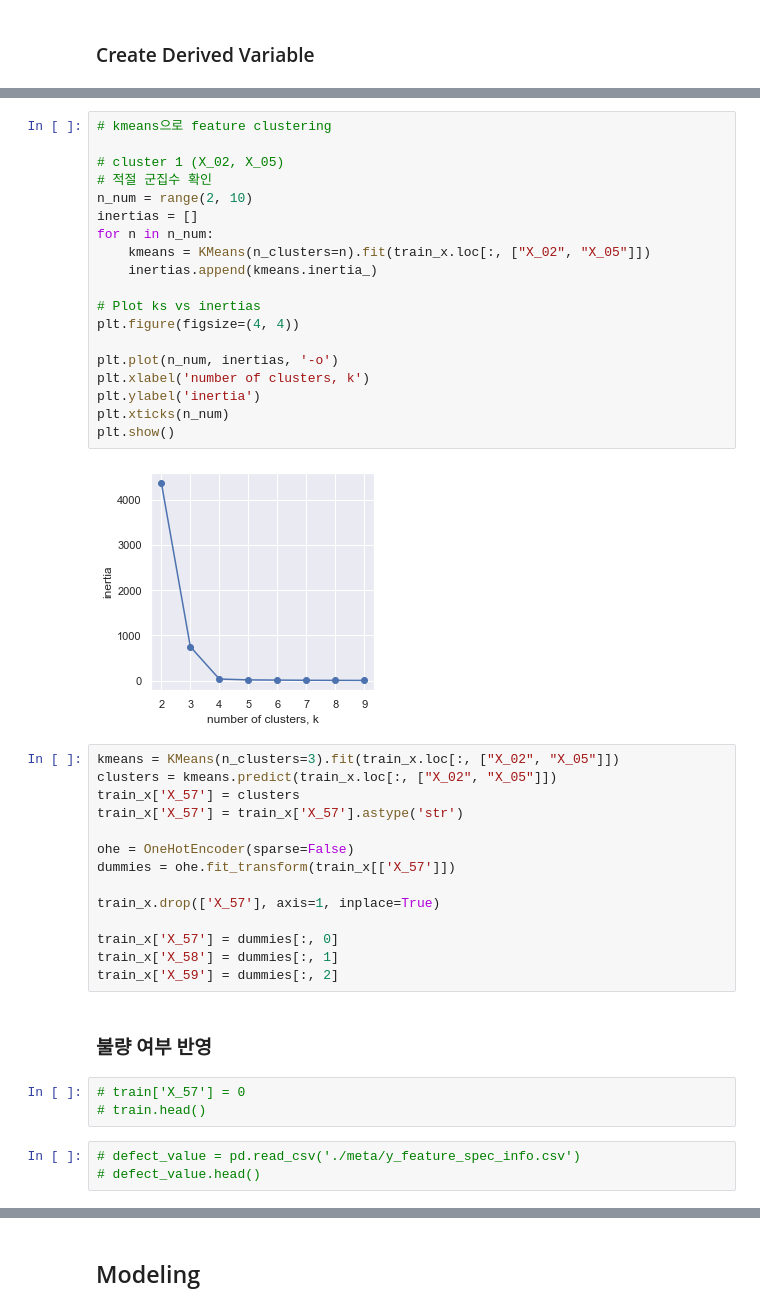
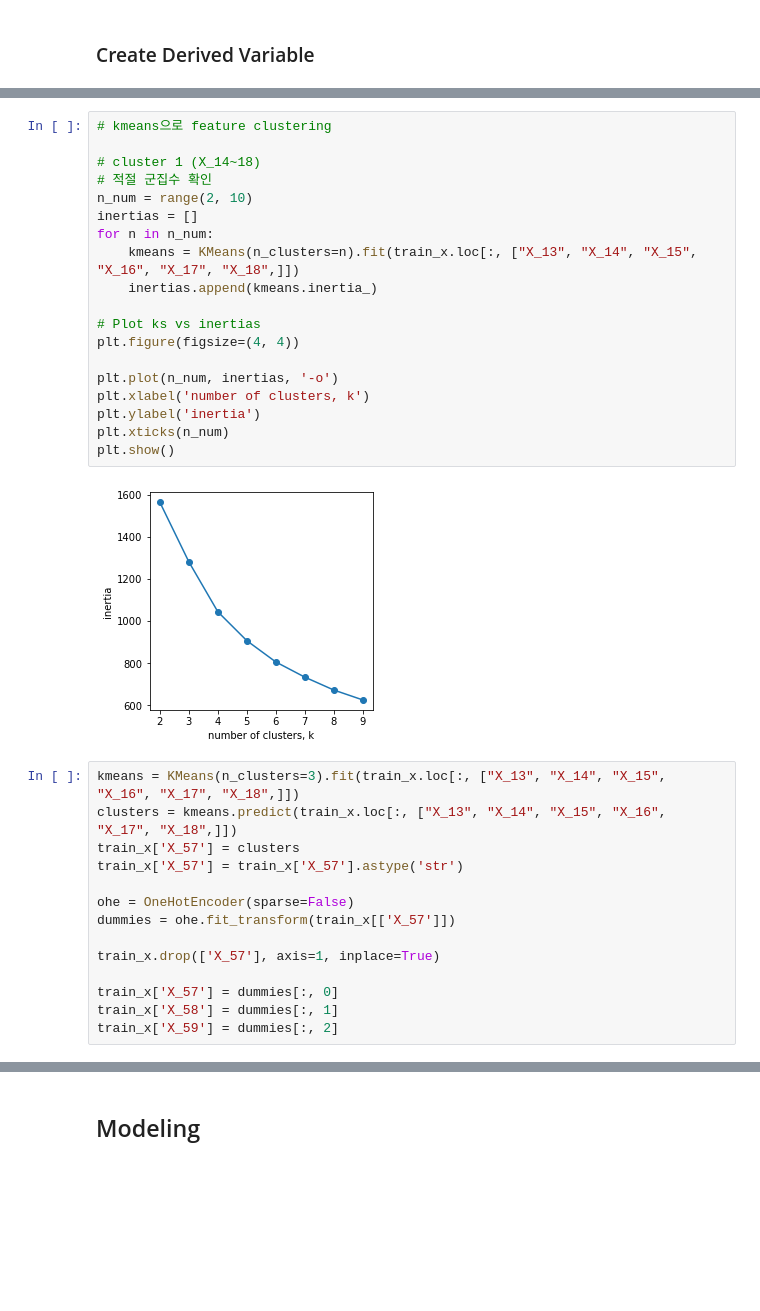
Before and after one commit to henney3765/DACON, a Jupyter notebook: lg_ml.ipynb, the cells around one changed output, grey strips where cells are left out. Saved outputs shown, nothing was run; the diff lists cells and outputs as text; blank space fills up the shorter version.

```diff
--- a/lg_ml.ipynb
+++ b/lg_ml.ipynb
@@ -117,27 +127,27 @@ for i in range(0, 50):
 # %%
 # kmeans으로 feature clustering
 
-# cluster 1 (X_02, X_05)
+# cluster 1 (X_14~18)
 # 적절 군집수 확인
 n_num = range(2, 10)
 inertias = []
 for n in n_num:
-    kmeans = KMeans(n_clusters=n).fit(train_x.loc[:, ["X_02", "X_05"]])
+    kmeans = KMeans(n_clusters=n).fit(train_x.loc[:, ["X_13", "X_14", "X_15", "X_16", "X_17", "X_18",]])
     inertias.append(kmeans.inertia_)
 
 # Plot ks vs inertias
 plt.figure(figsize=(4, 4))
 
 plt.plot(n_num, inertias, '-o')
 plt.xlabel('number of clusters, k')
 plt.ylabel('inertia')
 plt.xticks(n_num)
 plt.show()
 # %% [output]
-[figure, old version]
+[figure, new version]
 # %%
-kmeans = KMeans(n_clusters=3).fit(train_x.loc[:, ["X_02", "X_05"]])
-clusters = kmeans.predict(train_x.loc[:, ["X_02", "X_05"]])
+kmeans = KMeans(n_clusters=3).fit(train_x.loc[:, ["X_13", "X_14", "X_15", "X_16", "X_17", "X_18",]])
+clusters = kmeans.predict(train_x.loc[:, ["X_13", "X_14", "X_15", "X_16", "X_17", "X_18",]])
 train_x['X_57'] = clusters
 train_x['X_57'] = train_x['X_57'].astype('str')
 
@@ -149,11 +159,3 @@ train_x.drop(['X_57'], axis=1, inplace=True)
 train_x['X_57'] = dummies[:, 0]
 train_x['X_58'] = dummies[:, 1]
 train_x['X_59'] = dummies[:, 2]
-# %% [markdown]
-### 불량 여부 반영
-# %%
-# train['X_57'] = 0
-# train.head()
-# %%
-# defect_value = pd.read_csv('./meta/y_feature_spec_info.csv')
-# defect_value.head()
```
Also changed, not shown: parts of 24 cells of this notebook.
